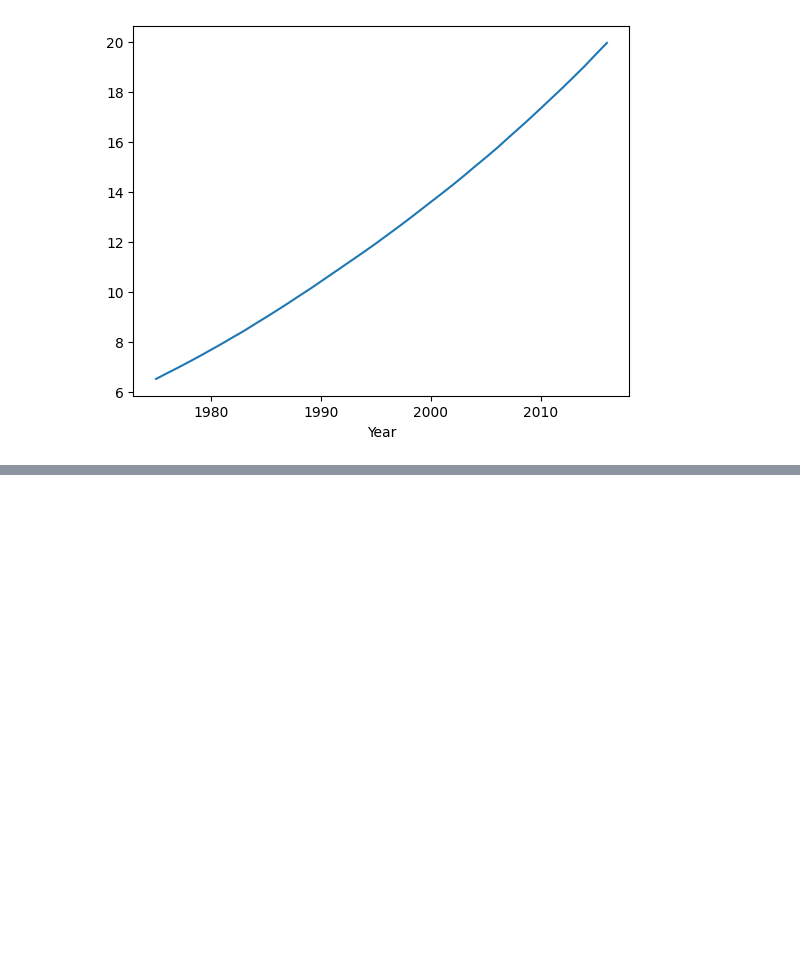
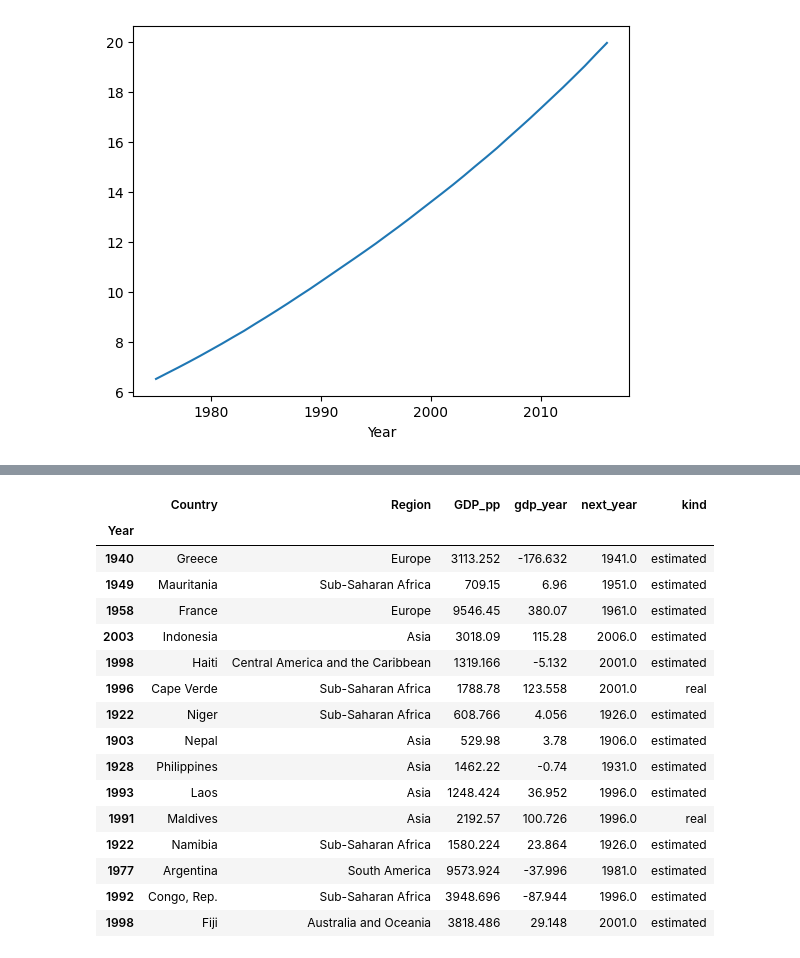
Before and after one commit to EmersonPalatti/eda-obesidade-pib, a Jupyter notebook: sample.ipynb, the cells around one changed output, grey strips where cells are left out. Saved outputs shown, nothing was run; the diff lists cells and outputs as text; code cells hidden in the pictures; blank space fills up the shorter version.

```diff
--- a/sample.ipynb
+++ b/sample.ipynb
@@ -209,0 +447,20 @@ df_both.groupby('Year')['Obesity %'].mean().plot()
+# %%
+df_gdp.sample(15)
+# %% [output]
+|  | Country | Region | GDP_pp | gdp_year | next_year | kind |
+| Year |  |  |  |  |  |  |
+| 1940 | Greece | Europe | 3113.252 | -176.632 | 1941.0 | estimated |
+| 1949 | Mauritania | Sub-Saharan Africa | 709.15 | 6.96 | 1951.0 | estimated |
+| 1958 | France | Europe | 9546.45 | 380.07 | 1961.0 | estimated |
+| 2003 | Indonesia | Asia | 3018.09 | 115.28 | 2006.0 | estimated |
+| 1998 | Haiti | Central America and the Caribbean | 1319.166 | -5.132 | 2001.0 | estimated |
+| 1996 | Cape Verde | Sub-Saharan Africa | 1788.78 | 123.558 | 2001.0 | real |
+| 1922 | Niger | Sub-Saharan Africa | 608.766 | 4.056 | 1926.0 | estimated |
+| 1903 | Nepal | Asia | 529.98 | 3.78 | 1906.0 | estimated |
+| 1928 | Philippines | Asia | 1462.22 | -0.74 | 1931.0 | estimated |
+| 1993 | Laos | Asia | 1248.424 | 36.952 | 1996.0 | estimated |
+| 1991 | Maldives | Asia | 2192.57 | 100.726 | 1996.0 | real |
+| 1922 | Namibia | Sub-Saharan Africa | 1580.224 | 23.864 | 1926.0 | estimated |
+| 1977 | Argentina | South America | 9573.924 | -37.996 | 1981.0 | estimated |
+| 1992 | Congo, Rep. | Sub-Saharan Africa | 3948.696 | -87.944 | 1996.0 | estimated |
+| 1998 | Fiji | Australia and Oceania | 3818.486 | 29.148 | 2001.0 | estimated |
```
Also changed, not shown: parts of 28 cells of this notebook, 1 other file.
